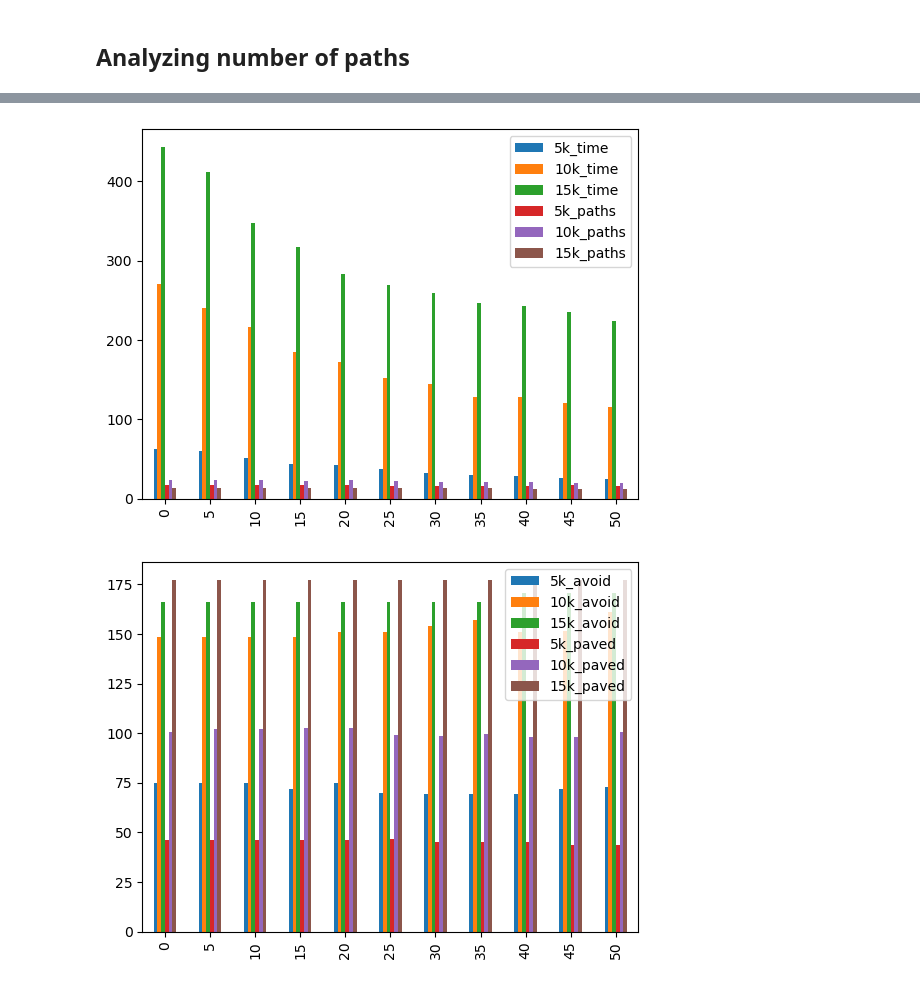
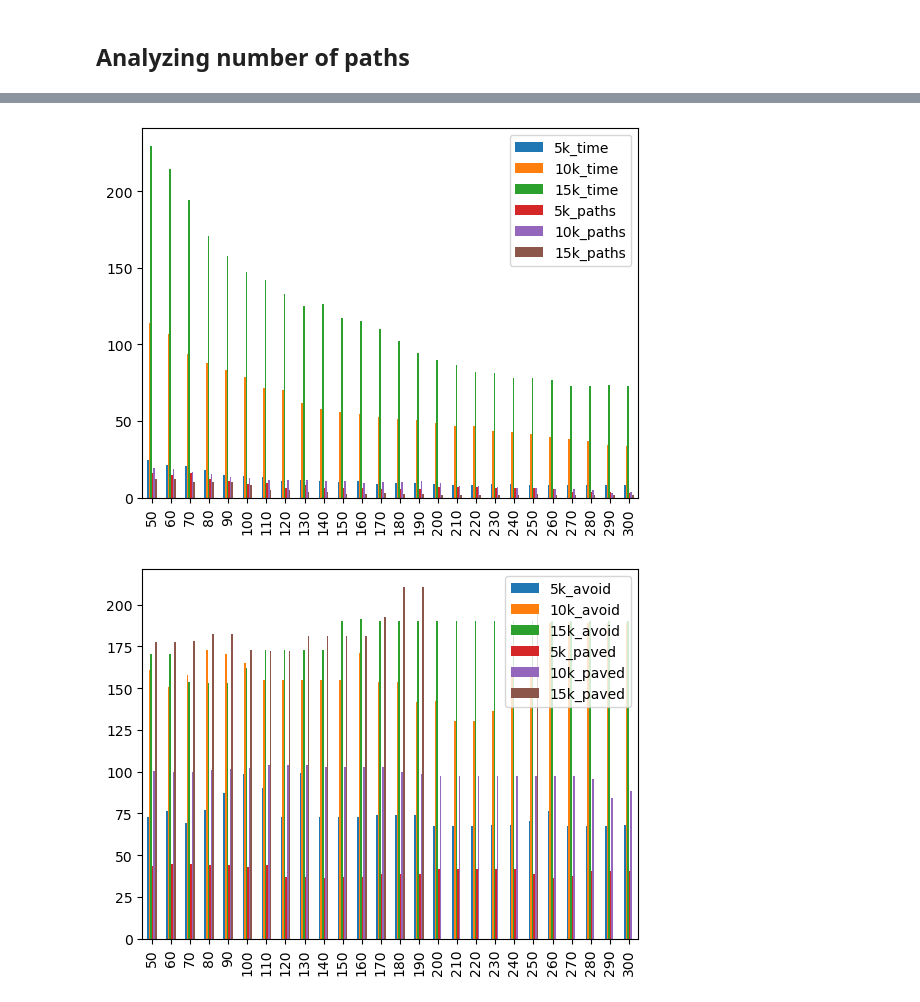
Before and after one commit to Selbonyka/LoopBuddy, a Jupyter notebook: evaluation/simplification_visualization.ipynb, the cells around one changed output, grey strips where cells are left out. Cells and saved outputs as stored; diff of their text form; code cells hidden in the pictures.

```diff
--- a/evaluation/simplification_visualization.ipynb
+++ b/evaluation/simplification_visualization.ipynb
@@ -23,8 +23,8 @@ path_number.to_csv("simplification_final/path_number.csv")
 # %%
 # time taken
-elapsed_time_5k = pd.read_csv("/Users/sofiiashome/Documents/Studying at WU/Bachelor's Thesis/Bachelor Thesis Coding/LoopBuddy/evaluation/5k_simplification_5_50/elapsed_time.csv", index_col=0)
-elapsed_time_10k = pd.read_csv("/Users/sofiiashome/Documents/Studying at WU/Bachelor's Thesis/Bachelor Thesis Coding/LoopBuddy/evaluation/10k_simplification_5_50/elapsed_time.csv", index_col=0)
-elapsed_time_15k = pd.read_csv("/Users/sofiiashome/Documents/Studying at WU/Bachelor's Thesis/Bachelor Thesis Coding/LoopBuddy/evaluation/15k_simplification_5_50/elapsed_time.csv", index_col=0)
+elapsed_time_5k = pd.read_csv("/Users/sofiiashome/Documents/Studying at WU/Bachelor's Thesis/Bachelor Thesis Coding/LoopBuddy/evaluation/5k_simplification_10_300/elapsed_time.csv", index_col=0)
+elapsed_time_10k = pd.read_csv("/Users/sofiiashome/Documents/Studying at WU/Bachelor's Thesis/Bachelor Thesis Coding/LoopBuddy/evaluation/10k_simplification_10_300/elapsed_time.csv", index_col=0)
+elapsed_time_15k = pd.read_csv("/Users/sofiiashome/Documents/Studying at WU/Bachelor's Thesis/Bachelor Thesis Coding/LoopBuddy/evaluation/15k_simplification_10_300/elapsed_time.csv", index_col=0)
 
 elapsed_time = pd.DataFrame({
         "5k": elapsed_time_5k["Mean"],
@@ -33,5 +33,5 @@ elapsed_time = pd.DataFrame({
     })
 elapsed_time.index = elapsed_time.index.round(2)
 elapsed_time.plot.bar()
-elapsed_time.to_csv("simplification_final/elapsed_time.csv")
+elapsed_time.to_csv("simplification_final_10_300/elapsed_time.csv")
 # %% [output]
@@ -49,26 +49,26 @@ time_path_number = pd.DataFrame({
 
 time_path_number.index = time_path_number.index.round(2)
 time_path_number.plot.bar()
-time_path_number.to_csv("simplification_final/time_path_number.csv")
+time_path_number.to_csv("simplification_final_10_300/time_path_number.csv")
 # %% [output]
-[figure, old version]
+[figure, new version]
 # %%
 # time taken
-badness_5k = pd.read_csv("/Users/sofiiashome/Documents/Studying at WU/Bachelor's Thesis/Bachelor Thesis Coding/LoopBuddy/evaluation/5k_simplification_5_50/badness.csv", index_col=0)
-badness_10k = pd.read_csv("/Users/sofiiashome/Documents/Studying at WU/Bachelor's Thesis/Bachelor Thesis Coding/LoopBuddy/evaluation/10k_simplification_5_50/badness.csv", index_col=0)
-badness_15k = pd.read_csv("/Users/sofiiashome/Documents/Studying at WU/Bachelor's Thesis/Bachelor Thesis Coding/LoopBuddy/evaluation/15k_simplification_5_50/badness.csv", index_col=0)
+badness_5k = pd.read_csv("/Users/sofiiashome/Documents/Studying at WU/Bachelor's Thesis/Bachelor Thesis Coding/LoopBuddy/evaluation/5k_simplification_10_300/badness.csv", index_col=0)
+badness_10k = pd.read_csv("/Users/sofiiashome/Documents/Studying at WU/Bachelor's Thesis/Bachelor Thesis Coding/LoopBuddy/evaluation/10k_simplification_10_300/badness.csv", index_col=0)
+badness_15k = pd.read_csv("/Users/sofiiashome/Documents/Studying at WU/Bachelor's Thesis/Bachelor Thesis Coding/LoopBuddy/evaluation/15k_simplification_10_300/badness.csv", index_col=0)
 
 badness = pd.DataFrame({
         "5k_avoid": badness_5k["Avoid"],
         "10k_avoid": badness_10k["Avoid"],
         "15k_avoid": badness_15k["Avoid"],
         "5k_paved": badness_5k["Paved"],
         "10k_paved": badness_10k["Paved"],
         "15k_paved": badness_15k["Paved"]
 
     })
 badness.index = elapsed_time.index.round(2)
 badness.plot.bar()
-badness.to_csv("simplification_final/badness.csv")
+badness.to_csv("simplification_final_10_300/badness.csv")
 # %% [output]
-[figure, old version]
+[figure, new version]
```
Also changed, not shown: parts of 2 cells of this notebook, 23 other files.
